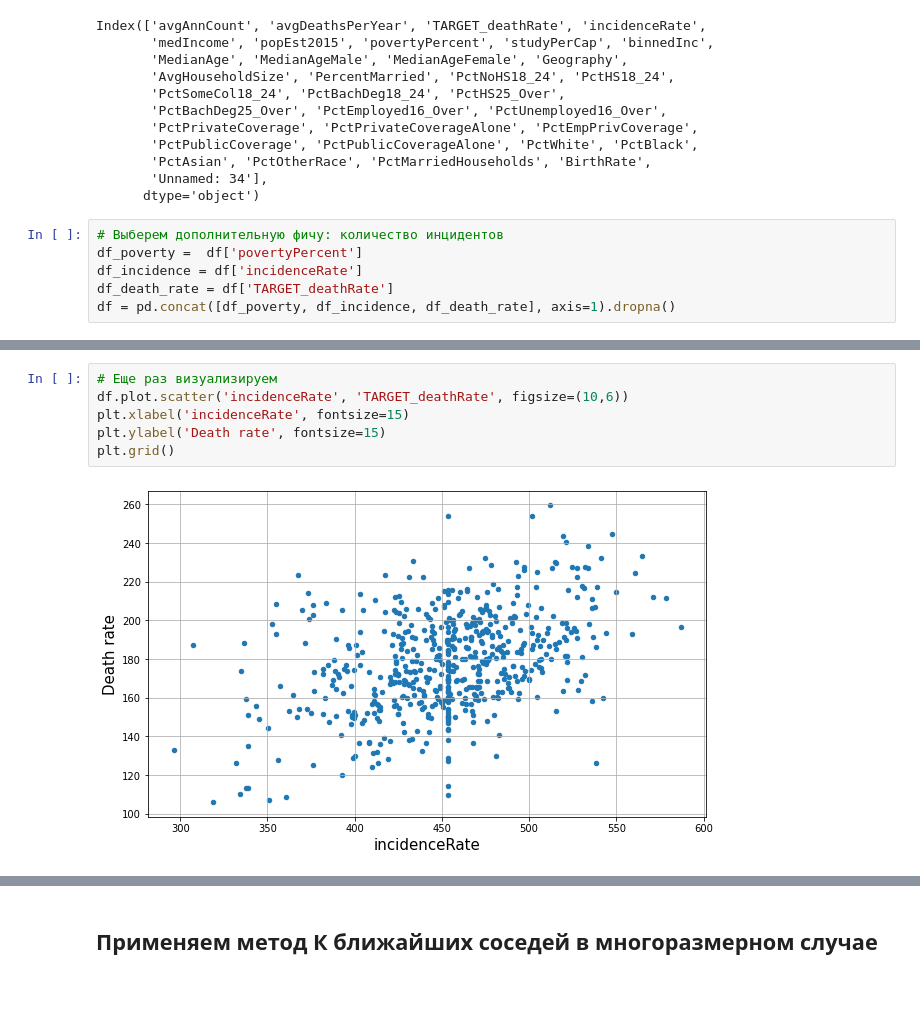
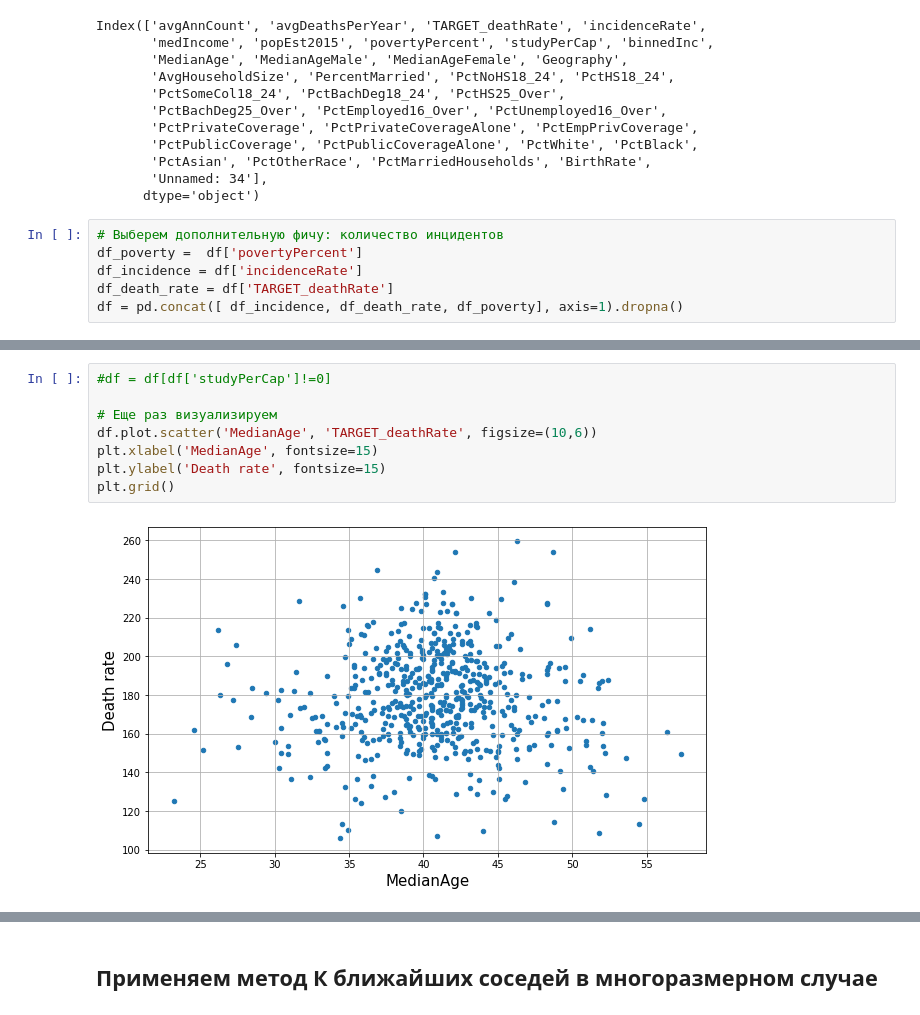
Before and after one commit to Svito-zar/OBSOLETE_Robot_Dreams_ML_Tutorial, a Jupyter notebook: In_class/lec-2-nearest-neighbour.ipynb, the cells around one changed output, grey strips where cells are left out. Cells and saved outputs as stored; diff of their text form.

```diff
--- a/In_class/lec-2-nearest-neighbour.ipynb
+++ b/In_class/lec-2-nearest-neighbour.ipynb
@@ -266,7 +271,7 @@ Index(['avgAnnCount', 'avgDeathsPerYear', 'TARGET_deathRate', 'incidenceRate',
 df_poverty =  df['povertyPercent']
 df_incidence = df['incidenceRate']
 df_death_rate = df['TARGET_deathRate']
-df = pd.concat([df_poverty, df_incidence, df_death_rate], axis=1).dropna()
+df = pd.concat([ df_incidence, df_death_rate, df_poverty], axis=1).dropna()
 # %%
 # Как всегда, уберем outlier
 z = np.abs(stats.zscore(df))
@@ -275,11 +288,13 @@ df = df[(z < threshold).all(axis=1)]
 # %%
+#df = df[df['studyPerCap']!=0]
+
 # Еще раз визуализируем
-df.plot.scatter('incidenceRate', 'TARGET_deathRate', figsize=(10,6))
-plt.xlabel('incidenceRate', fontsize=15)
+df.plot.scatter('MedianAge', 'TARGET_deathRate', figsize=(10,6))
+plt.xlabel('MedianAge', fontsize=15)
 plt.ylabel('Death rate', fontsize=15)
 plt.grid()
 # %% [output]
-[figure, old version]
+[figure, new version]
 # %%
 # Нормализируем данные
 
```
Also changed, not shown: parts of 12 cells of this notebook.
